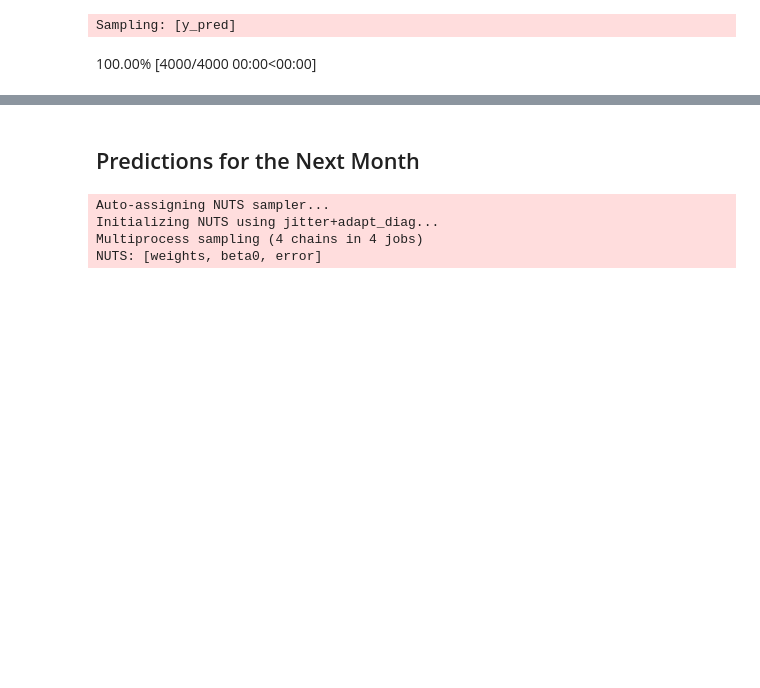
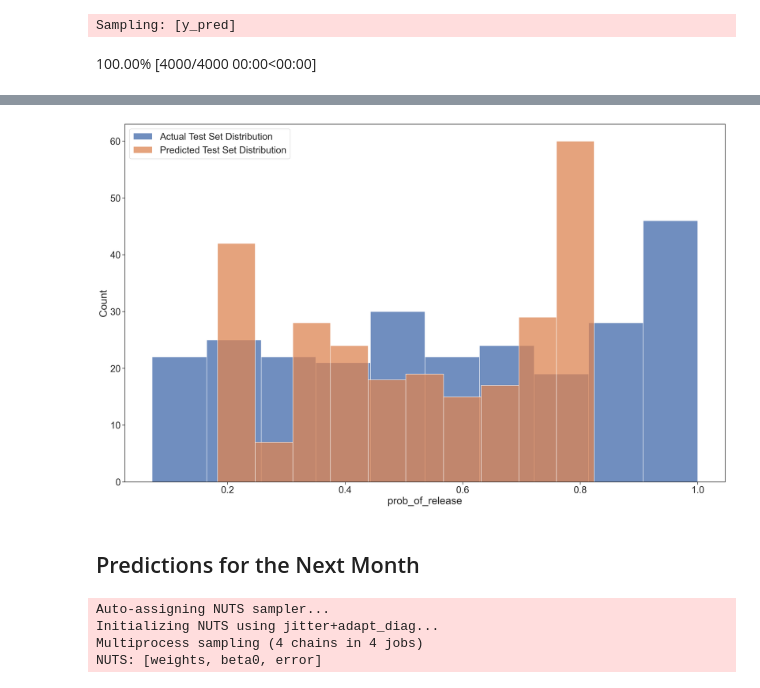
Before and after one commit to dmnapolitano/troon_release_prediction, a Jupyter notebook: Predict the Next Release - Bayesian Truncated Normal Regression.ipynb, the cells around one changed output, grey strips where cells are left out. Drawn from its saved outputs; the diff is of its cells as text; code cells hidden in the pictures; blank space fills up the shorter version.

```diff
--- a/Predict the Next Release - Bayesian Truncated Normal Regression.ipynb
+++ b/Predict the Next Release - Bayesian Truncated Normal Regression.ipynb
@@ -103,3 +103,10 @@ wape(test_df["prob_of_release"], y_pred)
+# %%
+ax = sns.histplot(x=test_df["prob_of_release"], alpha=0.8, label="Actual Test Set Distribution")
+sns.histplot(x=y_pred, ax=ax, label="Predicted Test Set Distribution")
+ax.legend()
+plt.show()
+# %% [output]
+[figure, added]
 # %% [markdown]
 ## Predictions for the Next Month
 # %%
```
Also changed, not shown: parts of 4 cells of this notebook, 1 other file.
